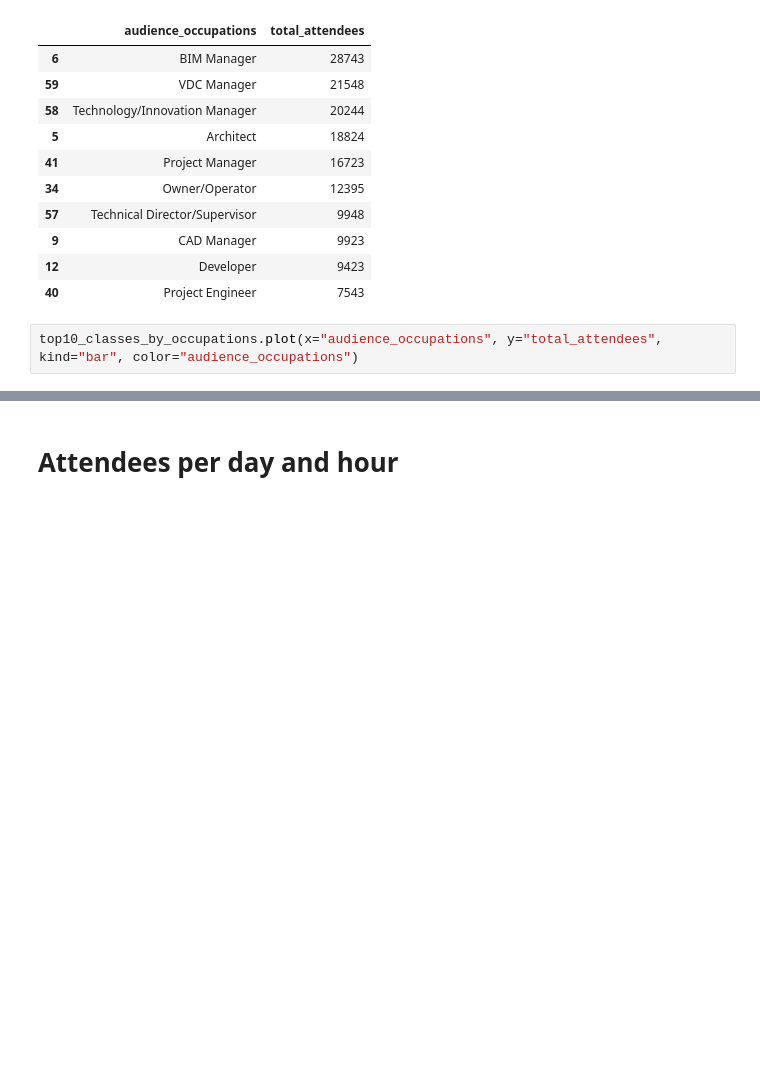
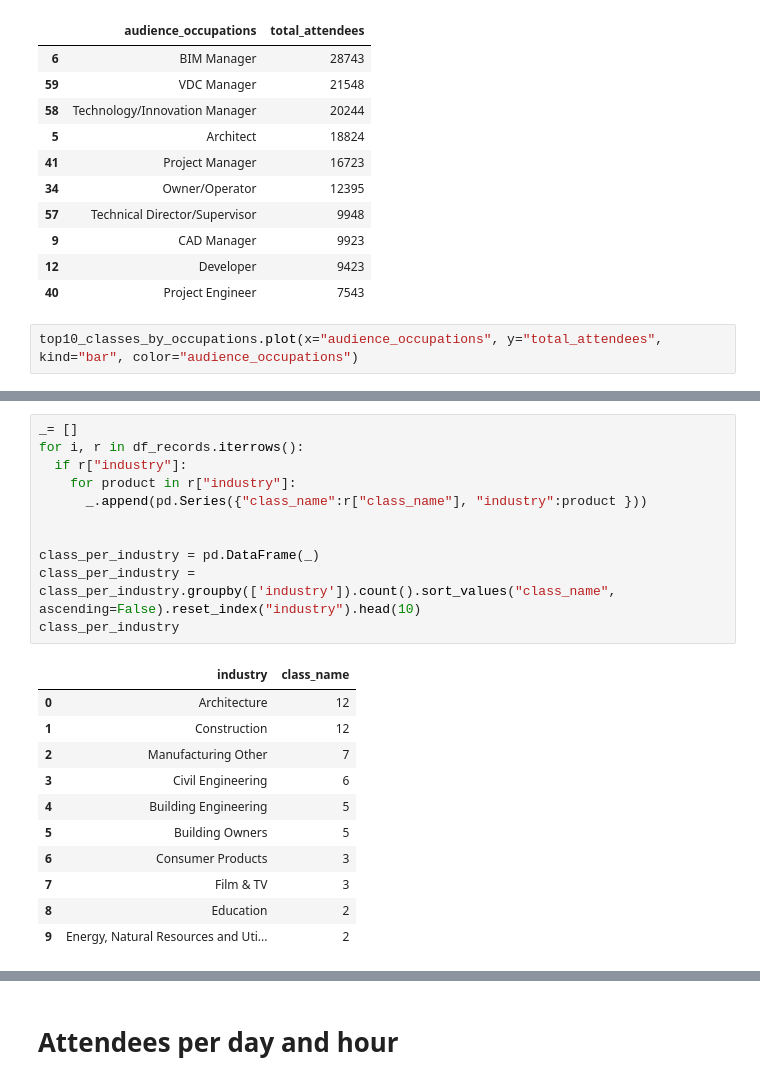
Before and after one commit to EverseDevelopment/Dataset.Autodesk-University-2022, a Jupyter notebook: AU2022.ipynb, the cells around one changed output, grey strips where cells are left out. Saved outputs shown, nothing was run; the diff lists cells and outputs as text; blank space fills up the shorter version.

```diff
--- a/AU2022.ipynb
+++ b/AU2022.ipynb
@@ -181,0 +212,23 @@ top10_classes_by_occupations.plot(x="audience_occupations", y="total_attendees",
+# %%
+_= []
+for i, r in df_records.iterrows():
+  if r["industry"]:
+    for product in r["industry"]:
+      _.append(pd.Series({"class_name":r["class_name"], "industry":product }))
+
+
+class_per_industry = pd.DataFrame(_)
+class_per_industry = class_per_industry.groupby(['industry']).count().sort_values("class_name", ascending=False).reset_index("industry").head(10)
+class_per_industry
+# %% [output]
+|  | industry | class_name |
+| 0 | Architecture | 12 |
+| 1 | Construction | 12 |
+| 2 | Manufacturing Other | 7 |
+| 3 | Civil Engineering | 6 |
+| 4 | Building Engineering | 5 |
+| 5 | Building Owners | 5 |
+| 6 | Consumer Products | 3 |
+| 7 | Film & TV | 3 |
+| 8 | Education | 2 |
+| 9 | Energy, Natural Resources and Uti... | 2 |
```
Also changed, not shown: parts of 14 cells of this notebook.
